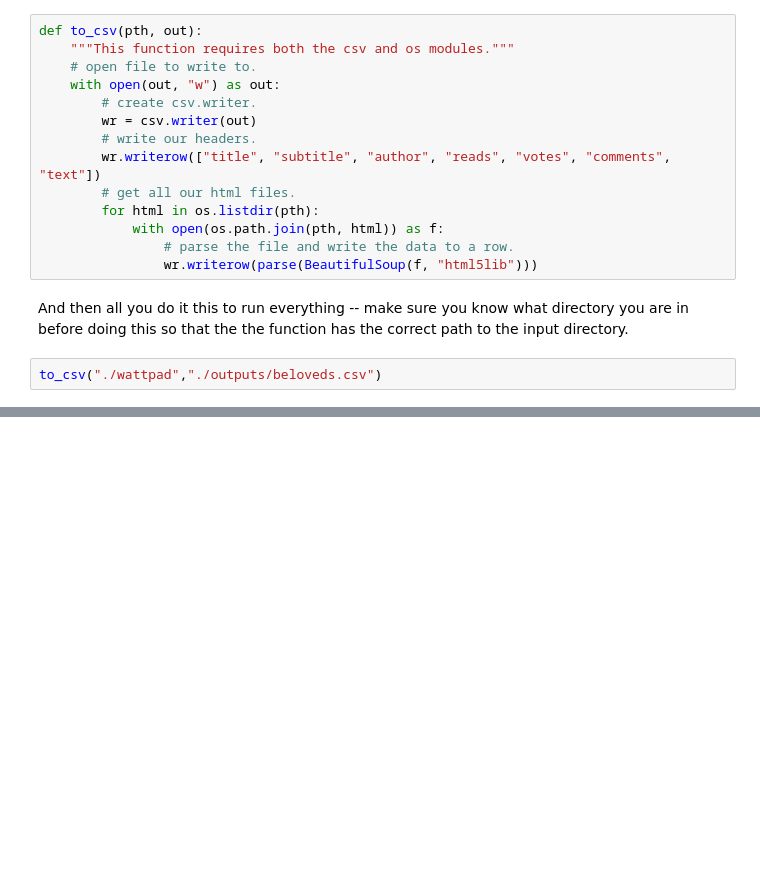
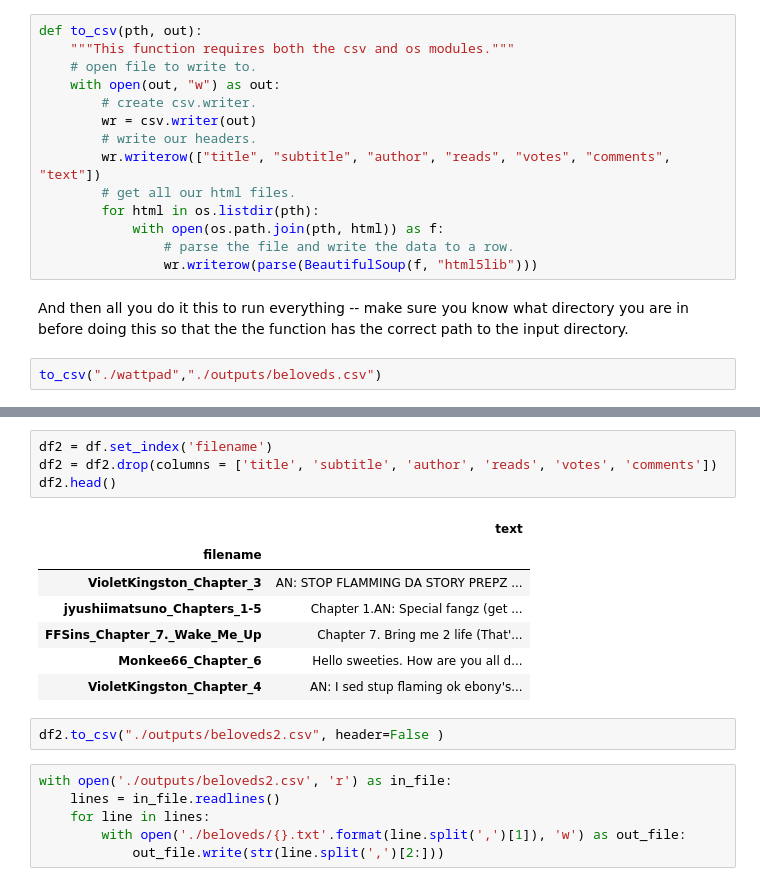
Before and after one commit to johnlaudun/workbooks, a Jupyter notebook: Wattpadding.ipynb, the cells around one changed output, grey strips where cells are left out. Cells and saved outputs as stored; diff of their text form; blank space fills up the shorter version.

```diff
--- a/Wattpadding.ipynb
+++ b/Wattpadding.ipynb
@@ -246,0 +299,20 @@ to_csv("./wattpad","./outputs/beloveds.csv")
+# %%
+df2 = df.set_index('filename')
+df2 = df2.drop(columns = ['title', 'subtitle', 'author', 'reads', 'votes', 'comments'])
+df2.head()
+# %% [output]
+|  | text |
+| filename |  |
+| VioletKingston_Chapter_3 | AN: STOP FLAMMING DA STORY PREPZ ... |
+| jyushiimatsuno_Chapters_1-5 | Chapter 1.AN: Special fangz (get ... |
+| FFSins_Chapter_7._Wake_Me_Up | Chapter 7. Bring me 2 life (That'... |
+| Monkee66_Chapter_6 | Hello sweeties. How are you all d... |
+| VioletKingston_Chapter_4 | AN: I sed stup flaming ok ebony's... |
+# %%
+df2.to_csv("./outputs/beloveds2.csv", header=False )
+# %%
+with open('./outputs/beloveds2.csv', 'r') as in_file:
+    lines = in_file.readlines()
+    for line in lines:
+        with open('./beloveds/{}.txt'.format(line.split(',')[1]), 'w') as out_file:
+            out_file.write(str(line.split(',')[2:]))
```
Also changed, not shown: parts of 8 cells of this notebook, 35 other files.
